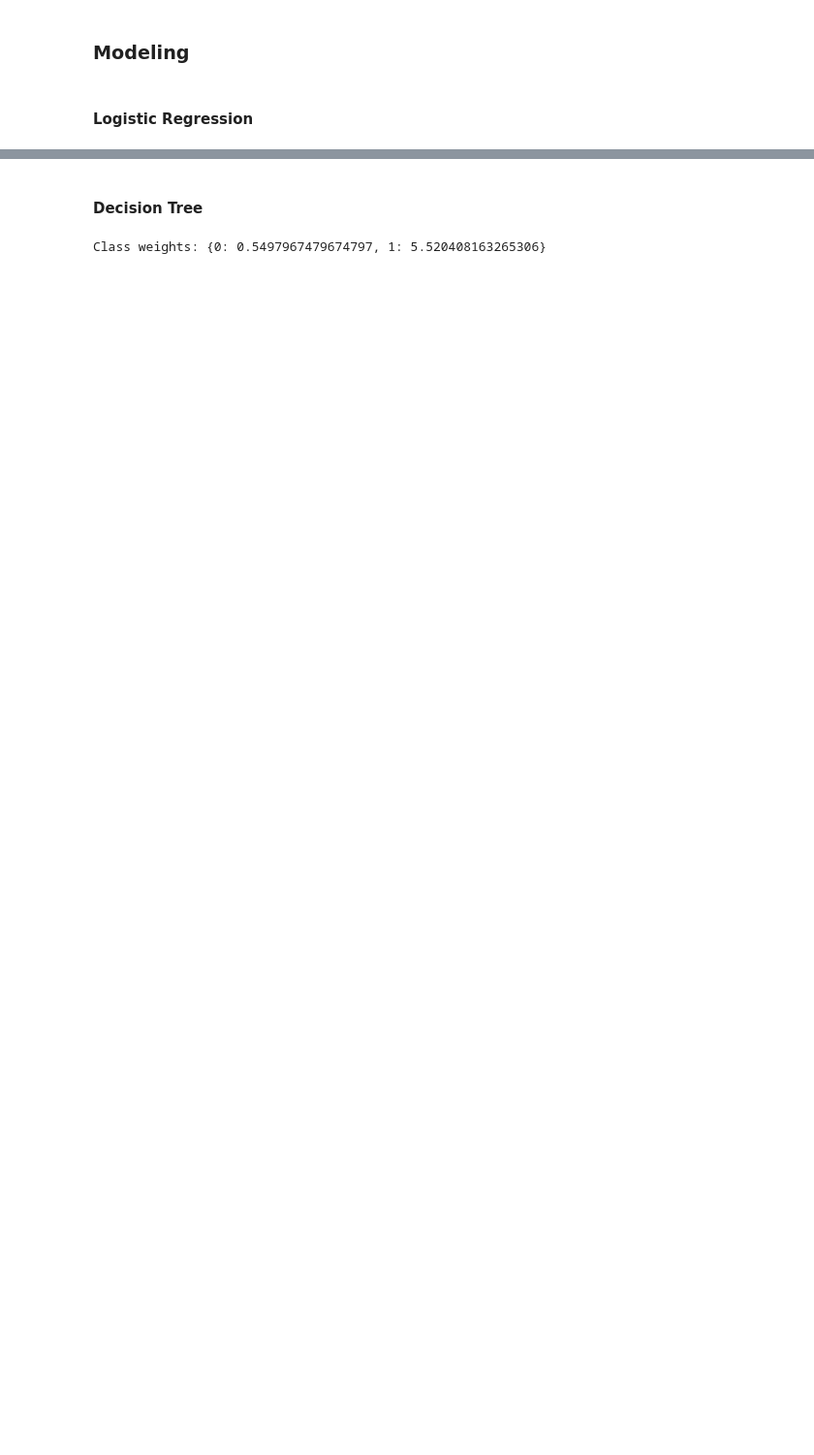
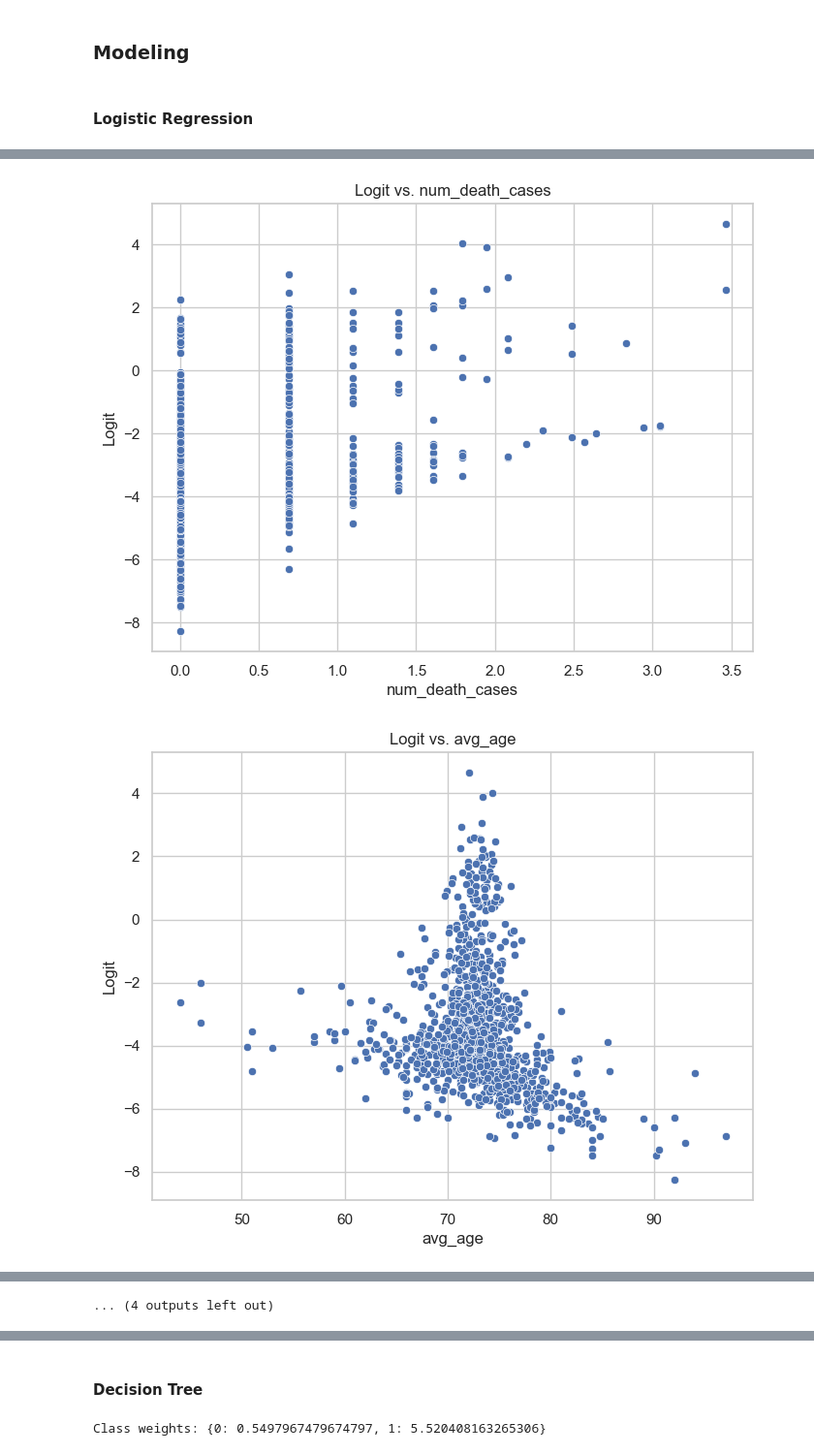
Before and after one commit to yingliu1206/Fraud-detection-In-Health-Care, a Jupyter notebook: code_v2.ipynb, the cells around one changed output, grey strips where cells are left out. Shown at 97% size. Drawn from its saved outputs; the diff is of its cells as text; code cells hidden in the pictures; blank space fills up the shorter version.

```diff
--- a/code_v2.ipynb
+++ b/code_v2.ipynb
@@ -1613 +1607,24 @@ Model validation AUC score is :  0.9506284221005475
 [figure]
+# %%
+# # 3. Linear relationship between the logit (log-odds) of the outcome and each predictor variable (lr assumption)
+# Predict probabilities
+probs = logreg2.predict_proba(X_val)[:, 1]
+
+# Compute the logit (log-odds)
+logit = np.log(probs / (1 - probs))
+
+# Add the predicted probabilities and logit to the test set
+df_val = X_val.copy()
+df_val['logit'] = logit
+
+# Plot the relationship between the predictors and the logit
+for feature in columns_to_normalize:
+    plt.figure(figsize=(8, 6))
+    sns.scatterplot(x=df_val[feature], y=df_val['logit'])
+    plt.xlabel(feature)
+    plt.ylabel('Logit')
+    plt.title(f'Logit vs. {feature}')
+    plt.show()
+# %% [output]
+[figure, added]
+[figure, added]
@@ -1613,0 +1641 @@ Model validation AUC score is :  0.9506284221005475
+... (4 outputs left out)
```
Also changed, not shown: parts of 27 cells of this notebook.
